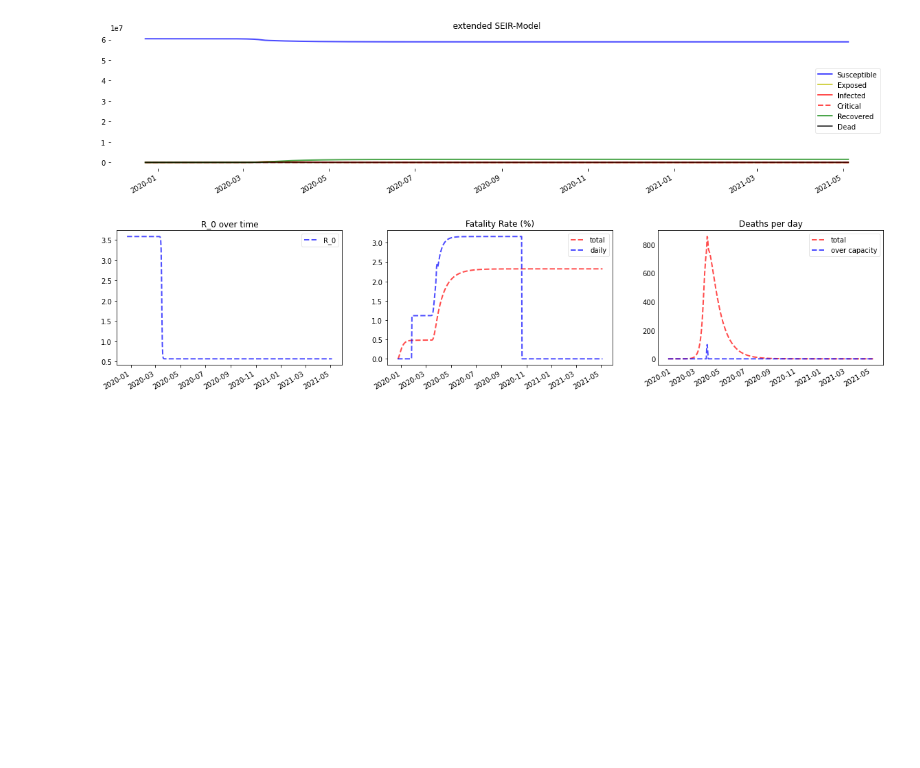
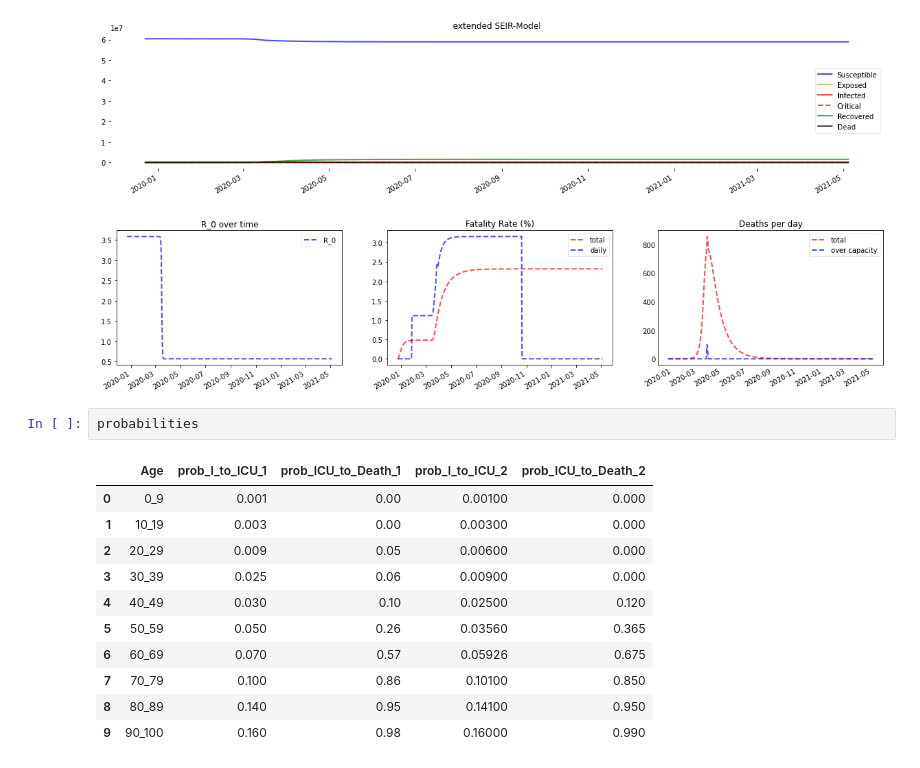
Before and after one commit to jdunavin/InfectiousDisease, a Jupyter notebook: Modeling infectious disease.ipynb, the cells around one changed output. Cells and saved outputs as stored; diff of their text form; blank space fills up the shorter version.

```diff
--- a/Modeling infectious disease.ipynb
+++ b/Modeling infectious disease.ipynb
@@ -644,3 +644,17 @@ Prediction for Italy
 percentage going to ICU: 5.512925533038722; percentage dying in ICU: 57.91111040933037
 [figure]
 [figure]
+# %%
+probabilities
+# %% [output]
+|  | Age | prob_I_to_ICU_1 | prob_ICU_to_Death_1 | prob_I_to_ICU_2 | prob_ICU_to_Death_2 |
+| 0 | 0_9 | 0.001 | 0.00 | 0.00100 | 0.000 |
+| 1 | 10_19 | 0.003 | 0.00 | 0.00300 | 0.000 |
+| 2 | 20_29 | 0.009 | 0.05 | 0.00600 | 0.000 |
+| 3 | 30_39 | 0.025 | 0.06 | 0.00900 | 0.000 |
+| 4 | 40_49 | 0.030 | 0.10 | 0.02500 | 0.120 |
+| 5 | 50_59 | 0.050 | 0.26 | 0.03560 | 0.365 |
+| 6 | 60_69 | 0.070 | 0.57 | 0.05926 | 0.675 |
+| 7 | 70_79 | 0.100 | 0.86 | 0.10100 | 0.850 |
+| 8 | 80_89 | 0.140 | 0.95 | 0.14100 | 0.950 |
+| 9 | 90_100 | 0.160 | 0.98 | 0.16000 | 0.990 |
```
Also changed, not shown: 3 other files.
